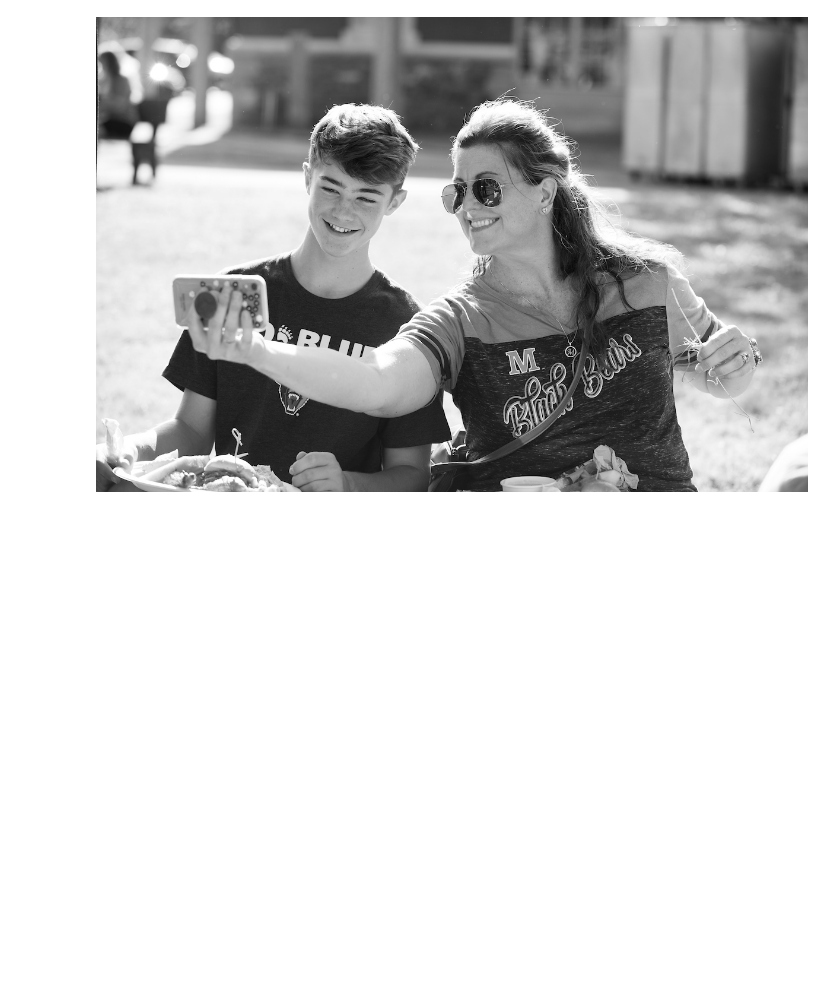
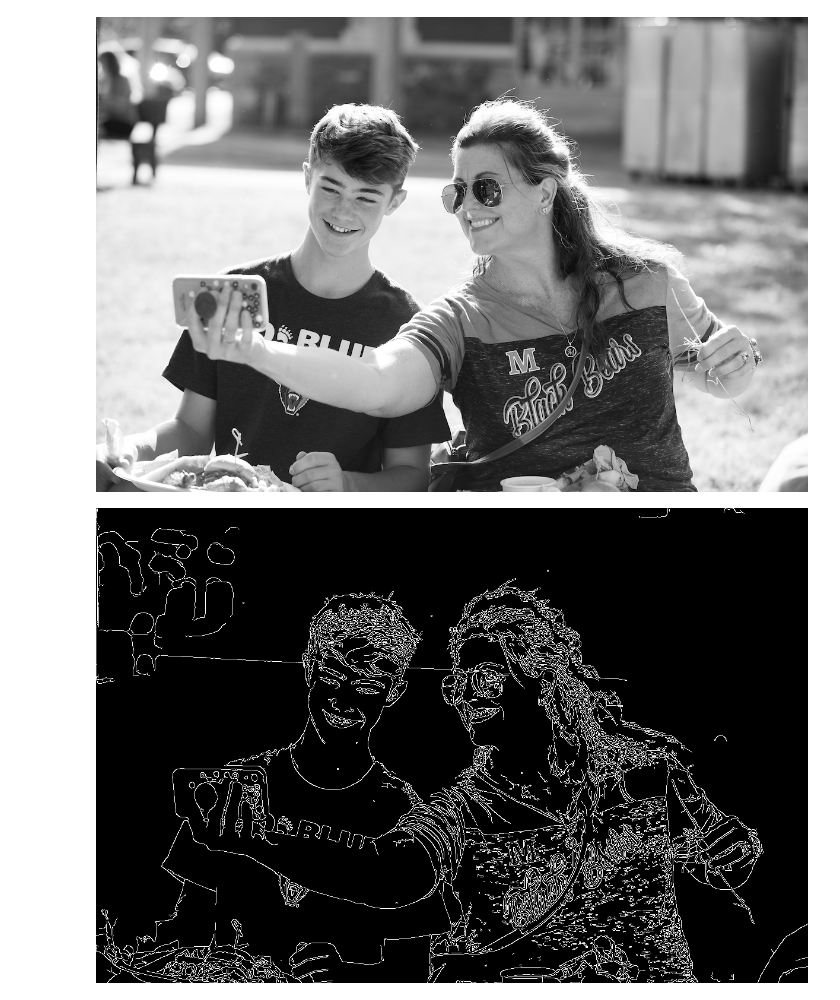
Before and after one commit to anumit-web/Open-CV--Computer-Vision-tutorial-1, a Jupyter notebook: Open-CV-test-1.ipynb, the cells around one changed output. Drawn from its saved outputs; the diff is of its cells as text; code cells hidden in the pictures; blank space fills up the shorter version.

```diff
--- a/Open-CV-test-1.ipynb
+++ b/Open-CV-test-1.ipynb
@@ -43,3 +43,14 @@ cv2.waitKey(0)
 cv2.destroyAllWindows()
 # %% [output]
 [figure]
+# %%
+# Applying Canny edge detection (a simple edge detection method)
+edges = cv2.Canny(gray_image, 50, 150)
+
+# Displaying the edge-detected image
+# cv2.imshow('Edges', edges)
+cv2_imshow(edges)
+cv2.waitKey(0)
+cv2.destroyAllWindows()
+# %% [output]
+[figure, added]
```
